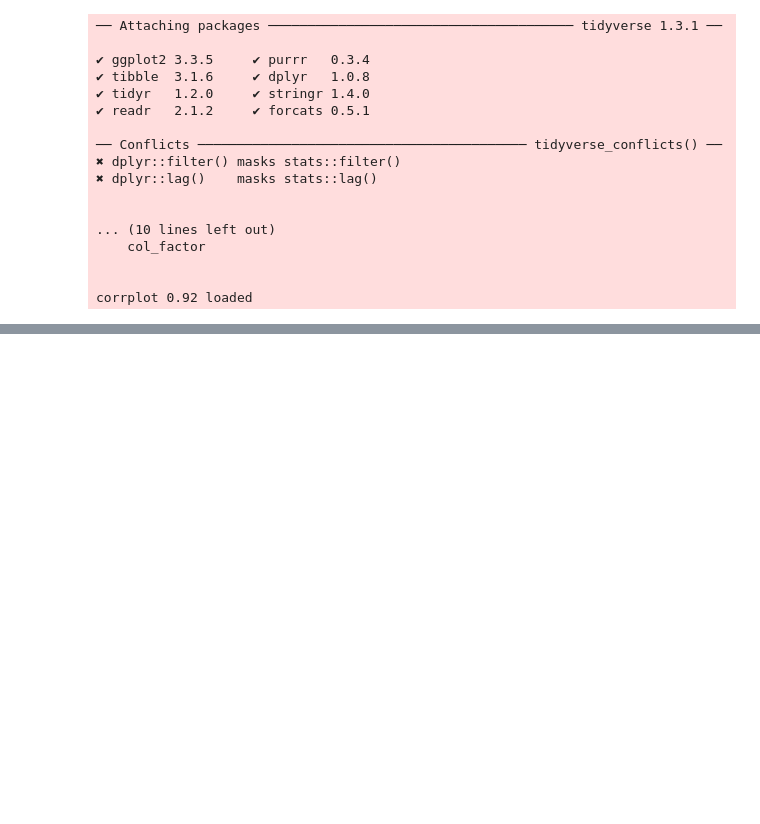
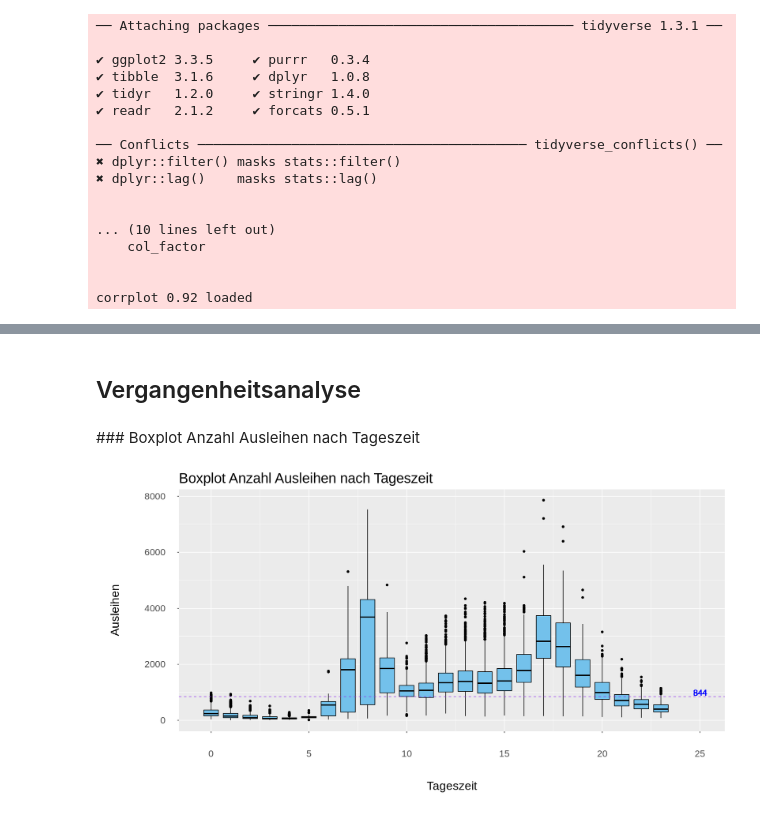
Before and after one commit to qcal12/BINA_Bike-Sharing-Economie, a Jupyter notebook: Bike Sharing Economie .ipynb, the cells around one changed output, grey strips where cells are left out. Cells and saved outputs as stored; diff of their text form; code cells hidden in the pictures; blank space fills up the shorter version.

Commit message:
update graphs

```diff
--- a/Bike Sharing Economie .ipynb
+++ b/Bike Sharing Economie .ipynb
@@ -110,0 +169,26 @@ A data.frame: 17414 × 14
+# %% [markdown]
+## Vergangenheitsanalyse
+# %% [markdown]
+### Boxplot Anzahl Ausleihen nach Tageszeit
+# %%
+#Median aus Ausleihen berechnen
+med <- bike_data$cnt
+
+#Boxplot mit total Ausleihen nach Tageszeit, gruppiert nach Tageszeit
+ggplot(data = bike_data, aes(hr, cnt, group=hr)) +
+       geom_boxplot( fill="#73c1eb", colour="black")  +
+xlab("Tageszeit") +
+ylab("Ausleihen") +
+ggtitle("Boxplot Anzahl Ausleihen nach Tageszeit ") +
+geom_hline(yintercept= median(med), color = "purple2", linetype='dashed', size = 0.5 ) +
+geom_text(aes(x=25, label=median(med), y=20), colour="blue", vjust = -4.0, size=5) +
+
+#Aussehen Editing
+theme(text = element_text(size = 20) ,
+      axis.title.y = element_text(margin = margin(t = 0, r = 40, b = 0, l = 20)),
+      axis.title.x = element_text(margin = margin(t = 40, r = 00, b = 20, l = 0)),
+      axis.text.y = element_text(margin = margin(t = 0, r = 20, b = 0, l = 0)),
+      axis.text.x = element_text(margin = margin(t = 30, r = 0, b = 0, l = 0)),
+      )
+# %% [output]
+[figure, added]
```
Also changed, not shown: parts of 27 cells of this notebook.
